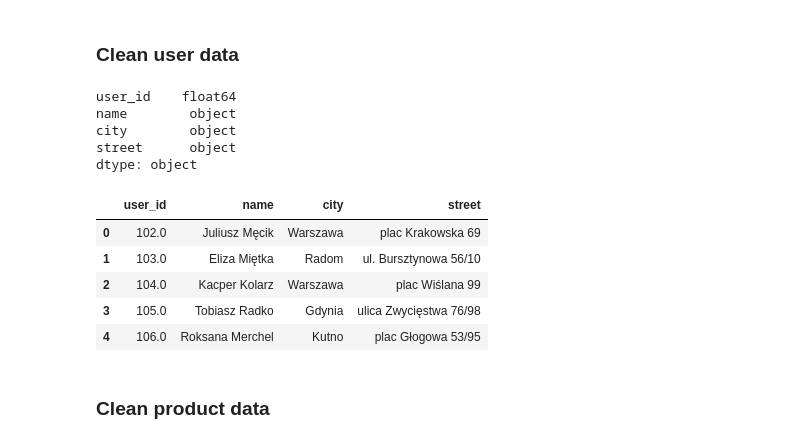
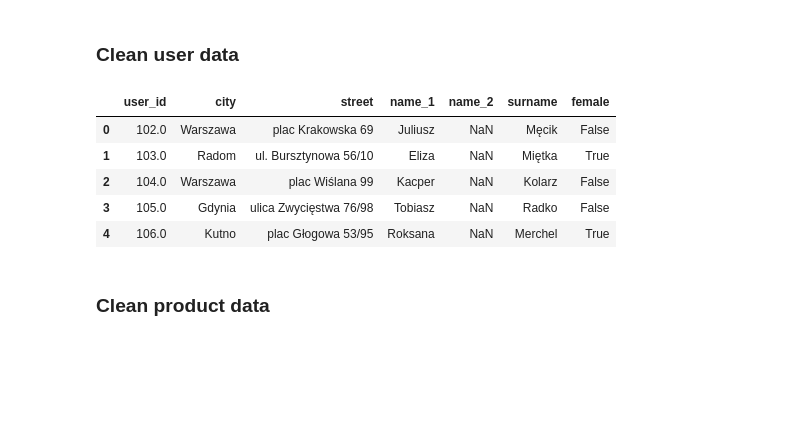
Before and after one commit to matkob/eshoppping, a Jupyter notebook: exploration.ipynb, the cells around one changed output. Drawn from its saved outputs; the diff is of its cells as text; code cells hidden in the pictures; blank space fills up the shorter version.

```diff
--- a/exploration.ipynb
+++ b/exploration.ipynb
@@ -43,27 +43,27 @@ purchase_id                float64
 dtype: object
 # %% [markdown]
 ### Clean user data
-# %%
-users = raw_users.astype({
-    'user_id': 'float64'
-})
-users.set_index('user_id')
-users.dtypes
-# %% [output]
-user_id    float64
-name        object
-city        object
-street      object
-dtype: object
-# %%
-users.head()
-# %% [output]
-|  | user_id | name | city | street |
-| 0 | 102.0 | Juliusz Męcik | Warszawa | plac Krakowska 69 |
-| 1 | 103.0 | Eliza Miętka | Radom | ul. Bursztynowa 56/10 |
-| 2 | 104.0 | Kacper Kolarz | Warszawa | plac Wiślana 99 |
-| 3 | 105.0 | Tobiasz Radko | Gdynia | ulica Zwycięstwa 76/98 |
-| 4 | 106.0 | Roksana Merchel | Kutno | plac Głogowa 53/95 |
+# %%
+users = raw_users.astype({
+    'user_id': 'float64'
+})
+users.set_index('user_id')
+identities = users.name.apply(lambda n: n.strip().split(' ')).apply(pd.Series)
+columns = ['name_1', 'name_2', 'surname']
+two_named = identities[identities[2].isnull()][[0,2,1]]
+two_named.columns = columns
+identities.columns = columns
+identities = pd.concat([identities[~identities.surname.isnull()], two_named]).sort_index()
+users = pd.concat([users, identities], axis=1).drop('name', axis=1)
+users['female'] = users.name_1.apply(lambda n: n.endswith('a'))
+users.head()
+# %% [output]
+|  | user_id | city | street | name_1 | name_2 | surname | female |
+| 0 | 102.0 | Warszawa | plac Krakowska 69 | Juliusz | NaN | Męcik | False |
+| 1 | 103.0 | Radom | ul. Bursztynowa 56/10 | Eliza | NaN | Miętka | True |
+| 2 | 104.0 | Warszawa | plac Wiślana 99 | Kacper | NaN | Kolarz | False |
+| 3 | 105.0 | Gdynia | ulica Zwycięstwa 76/98 | Tobiasz | NaN | Radko | False |
+| 4 | 106.0 | Kutno | plac Głogowa 53/95 | Roksana | NaN | Merchel | True |
 # %% [markdown]
 ### Clean product data
 # %%
```
Also changed, not shown: parts of 1 cell of this notebook, 3 other files.
